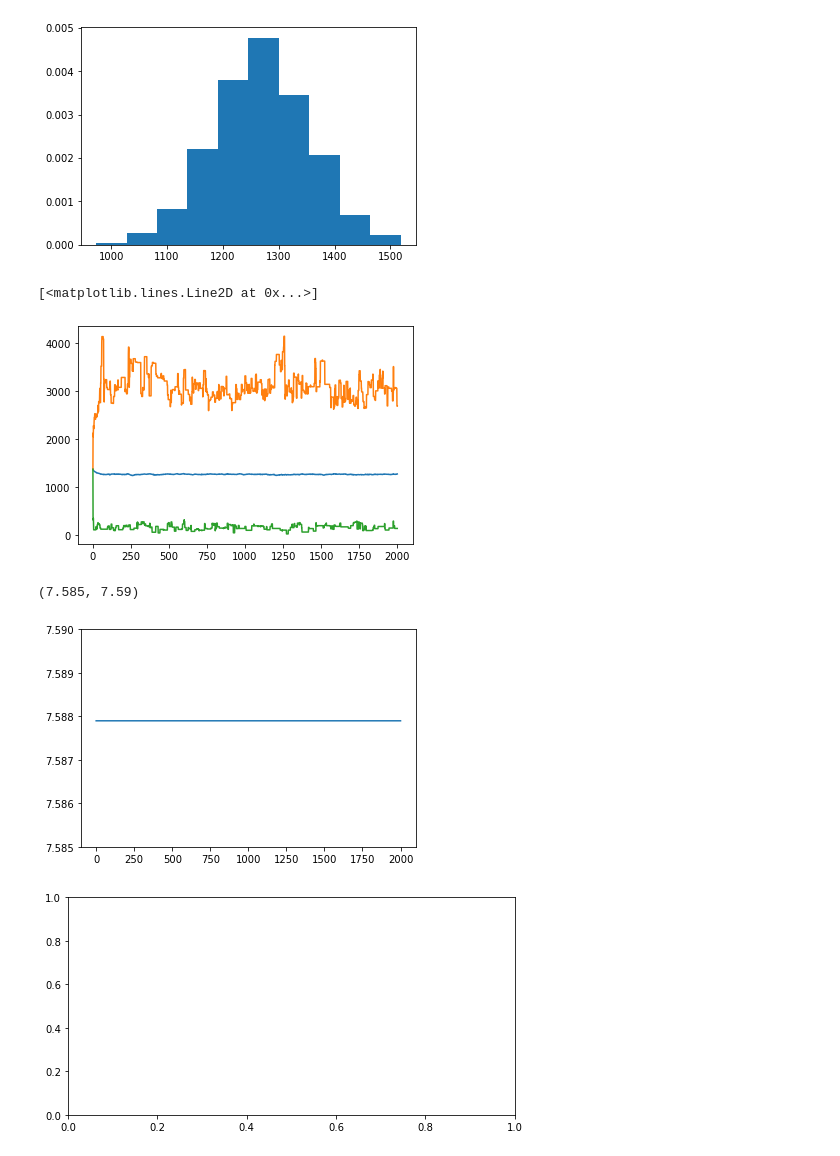
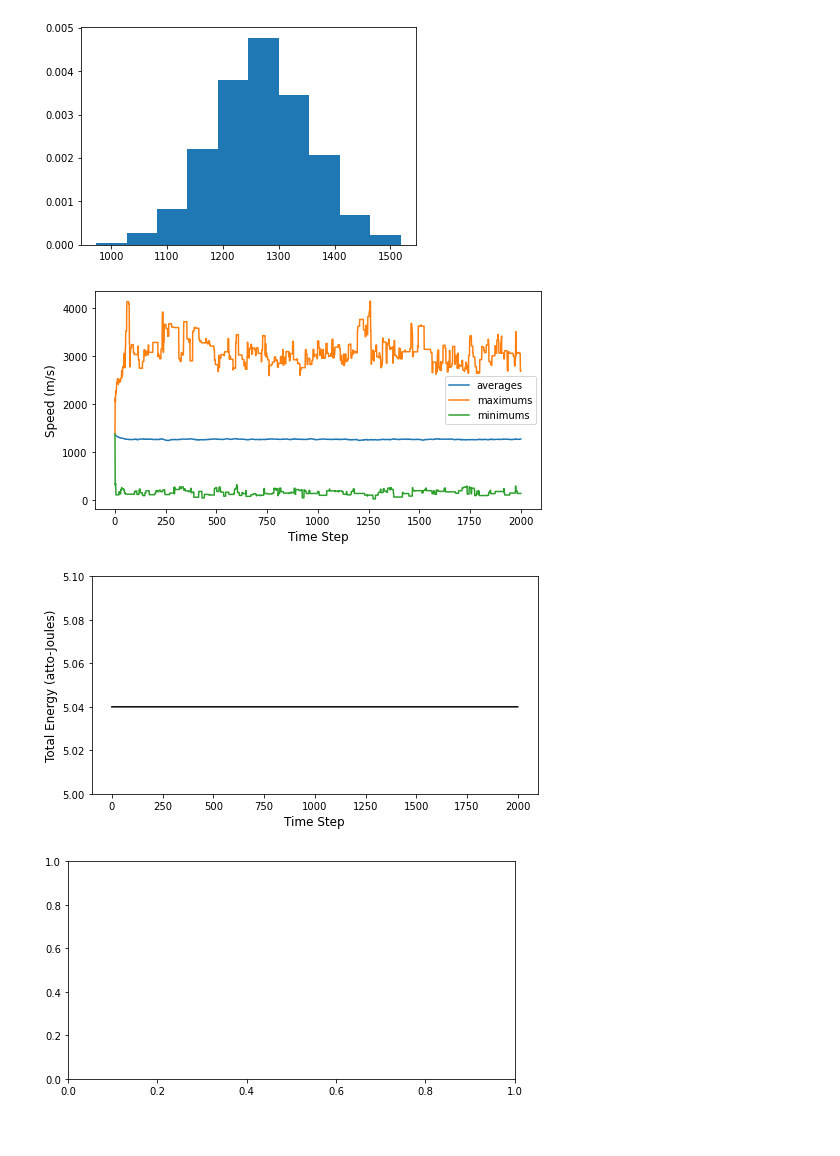
Before and after one commit to gravmath/BlogWyrm, a Jupyter notebook: Posts/2023/06(Jun)/UndertheHood/Maxwell Hard Spheres - Data Analysis.ipynb, the cells around one changed output. Drawn from its saved outputs; the diff is of its cells as text; code cells hidden in the pictures.

```diff
--- a/Posts/2023/06(Jun)/UndertheHood/Maxwell Hard Spheres - Data Analysis.ipynb
+++ b/Posts/2023/06(Jun)/UndertheHood/Maxwell Hard Spheres - Data Analysis.ipynb
@@ -3,7 +3,7 @@ import matplotlib.pyplot as plt
 import numpy             as np
 import pickle
 # %%
-data_filename = 'c:/Users/byecs/MaxwellHardSphere_data.pkl'
+data_filename = 'MaxwellHardSphere_data.pkl'
 data_file     = open(data_filename,'rb')
 speeds    = pickle.load(data_file)
 # %%
@@ -49,18 +49,30 @@ maxes = np.max(speeds,axis=1)
 mins  = np.min(speeds,axis=1)
 ergs  = np.sum(np.array([speeds[i,:]**2 for i in range(2001)]),axis=1)
 # %%
-plt.plot(aves, label='averages')
-plt.plot(maxes,label='maximums')
-plt.plot(mins, label='minimums')
+fig = plt.figure(figsize=(8,4))
+ax  = fig.add_subplot(1,1,1)
+ax.plot(aves, label='averages')
+ax.plot(maxes,label='maximums')
+ax.plot(mins, label='minimums')
+ax.set_xlabel('Time Step',fontsize=12)
+ax.set_ylabel('Speed (m/s)',fontsize=12)
+ax.legend()
+fig.savefig('Speed_statistics.png',dpi=300)
 # %% [output]
-[<matplotlib.lines.Line2D at 0x...>]
-[figure, old version]
+[figure, new version]
 # %%
-plt.plot(ergs/1e8)
-plt.ylim([7.585,7.590])
+N_A     = 6.0221408e+23
+He_mm   = 4e-3           #kilograms/mole
+He_mass = He_mm/N_A      #kilograms
+fig = plt.figure(figsize=(8,4))
+ax  = fig.add_subplot(1,1,1)
+ax.plot(He_mass*ergs/1e-18,'k-')
+ax.set_ylim([5.0,5.1])
+ax.set_xlabel('Time Step',fontsize=12)
+ax.set_ylabel('Total Energy (atto-Joules)',fontsize=12)
+fig.savefig('Energy_conservation.png',dpi=300)
 # %% [output]
-(7.585, 7.59)
-[figure, old version]
+[figure, new version]
 # %%
 bins = np.arange(0,3000,100)
 width = 0.9 * (bins[1] - bins[0])
```
Also changed, not shown: parts of 1 cell of this notebook, 9 other files.
